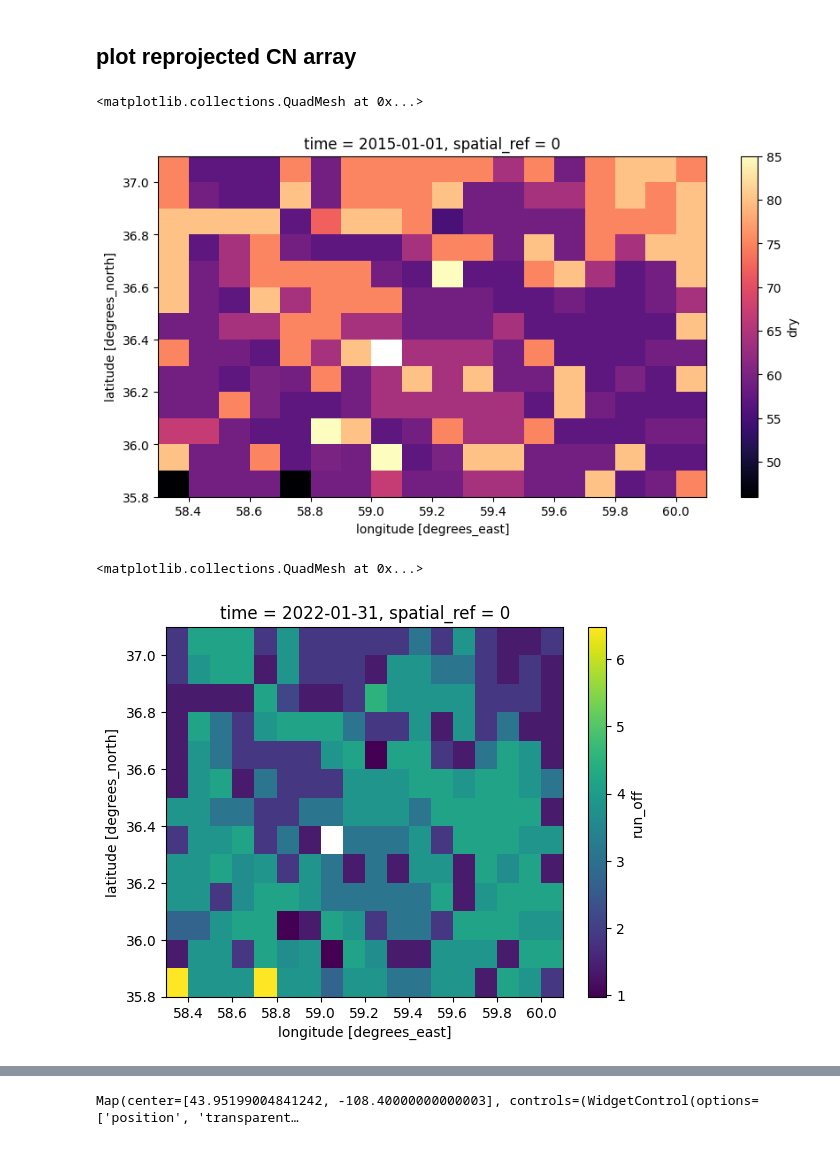
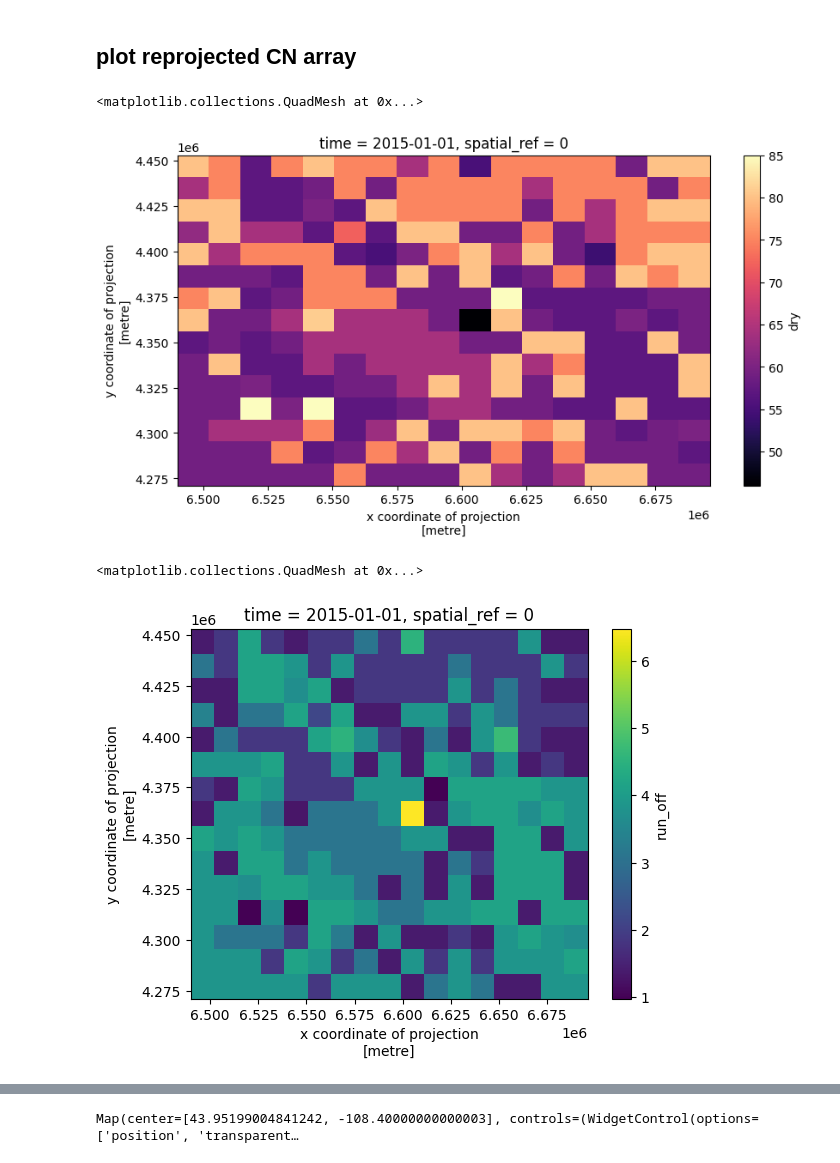
Before and after one commit to mahdi98mnm/WaterBalance_new, a Jupyter notebook: notebook/Sflow.ipynb, the cells around one changed output, grey strips where cells are left out. Saved outputs shown, nothing was run; the diff lists cells and outputs as text; code cells hidden in the pictures.

```diff
--- a/notebook/Sflow.ipynb
+++ b/notebook/Sflow.ipynb
@@ -114,7 +115,7 @@ CN_Wyoming = CN_Wyoming.clip(shape)
 # Map
 # %%
 CN_Wyoming = CN_Wyoming.set("system:time_start", ee.Date("2015"))
-arr = CN_Wyoming.wx.to_xarray(scale=250, crs='EPSG:4326')
+arr = CN_Wyoming.wx.to_xarray(scale=250, crs='EPSG:3857')
 arr
 # %% [output]
 <xarray.Dataset>
@@ -139,3 +140,17 @@ Attributes:
     TIFFTAG_YRESOLUTION:     1
 # %% [markdown]
 ## reroject CN array accoring to precipitation array
+# %%
+data = P
+# Define the source and target CRS
+source_crs = pyproj.CRS('EPSG:4326')
+target_crs = pyproj.CRS('EPSG:3857')
+
+# Create a coordinate transformer
+transformer = pyproj.Transformer.from_crs(source_crs, target_crs, always_xy=True)
+
+# Reproject the data to the target CRS
+data = data.rename({'lon': 'x','lat': 'y'})
+data = data.rio.write_crs("epsg:4326", inplace=True)
+reprojected_data = data.rio.reproject(target_crs, transformer=transformer)
+reprojected_data
@@ -142,12 +170,12 @@ Attributes:
 # %%
 
-da = arr.rio.write_crs("epsg:4326", inplace=True)
+da = arr.rio.write_crs("epsg:3857", inplace=True)
 
-P.rio.write_crs("epsg:4326", inplace=True)
+# P = P.rio.write_crs("epsg:3857", inplace=True)
 
-p = P.rename({'lon': 'x','lat': 'y'})
+# p = P.rename({'lon': 'x','lat': 'y'})
 
-xds_repr_match = da.rio.reproject_match(p, resampling = rasterio.enums.Resampling.nearest)
+xds_repr_match = da.rio.reproject_match(reprojected_data, resampling = rasterio.enums.Resampling.nearest)
 xds_repr_match
 # %% [output]
 <xarray.Dataset>
@@ -176,39 +204,39 @@ Attributes:
 xds_repr_match.dry.plot(figsize=(10, 5), cmap="magma")
 # %% [output]
 <matplotlib.collections.QuadMesh at 0x...>
-[figure, old version]
+[figure, new version]
 # %%
 cn =list(xds_repr_match.dry.values.flatten())
-pre =list(p.precipitation.values.flatten())
+pre =list(reprojected_data.precipitation.values.flatten())
 
 run_off = np.array([PrimarySurfaceFlow.scs(
     precipitation = float(i),
     curve_number = float(j),
     rsa = True,
     antecedent_precipitation = 100,
     is_growing_season = True
 )[0]
 for i, j in zip(pre,cn)])
 
 underground_runoff = np.array([PrimarySurfaceFlow.scs(
     precipitation = float(i),
     curve_number = float(j),
     rsa = True,
     antecedent_precipitation = 100,
     is_growing_season = True
 )[1]
 for i, j in zip(pre,cn)])
 
-run_off_array = run_off.reshape(1,13,18)
-underground_runoff_array = underground_runoff.reshape(1,13,18)
+run_off_array = run_off.reshape(1,15,17)
+underground_runoff_array = underground_runoff.reshape(1,15,17)
 
 
-ds_array = p.assign(run_off=(['time', 'y', 'x'], run_off_array))
+ds_array = xds_repr_match.assign(run_off=(['time', 'y', 'x'], run_off_array))
 ds_array_1 = ds_array.assign(underground_runoff=(['time', 'y', 'x'], underground_runoff_array))
 ds_array_1.run_off.plot()
 # %% [output]
 <matplotlib.collections.QuadMesh at 0x...>
-[figure, old version]
+[figure, new version]
 # %%
 # Map = geemap.Map()
 # Map.add_basemap('HYBRID')
```
Also changed, not shown: parts of 13 cells of this notebook.
